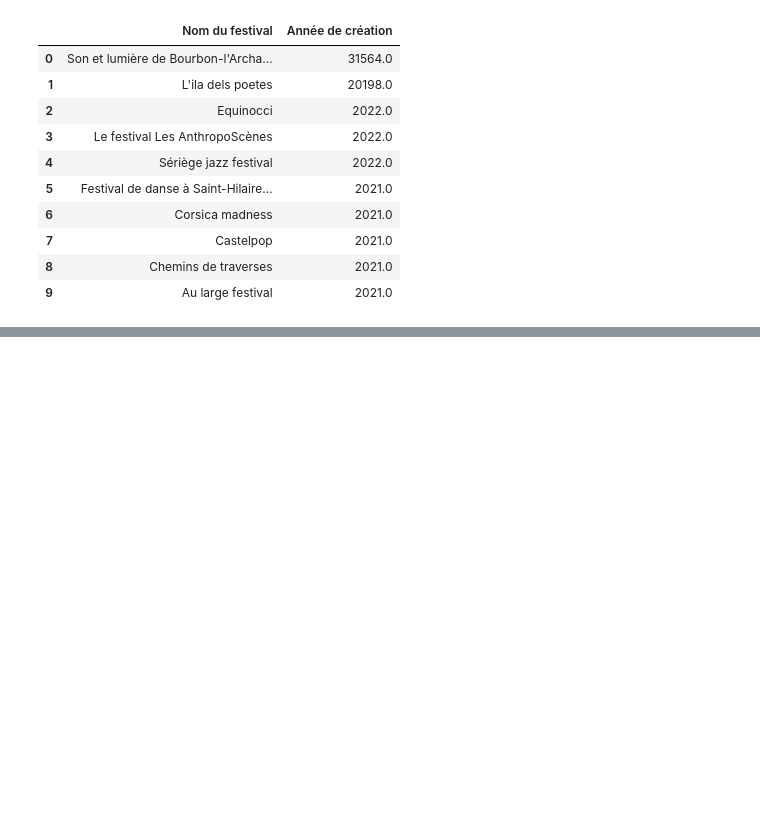
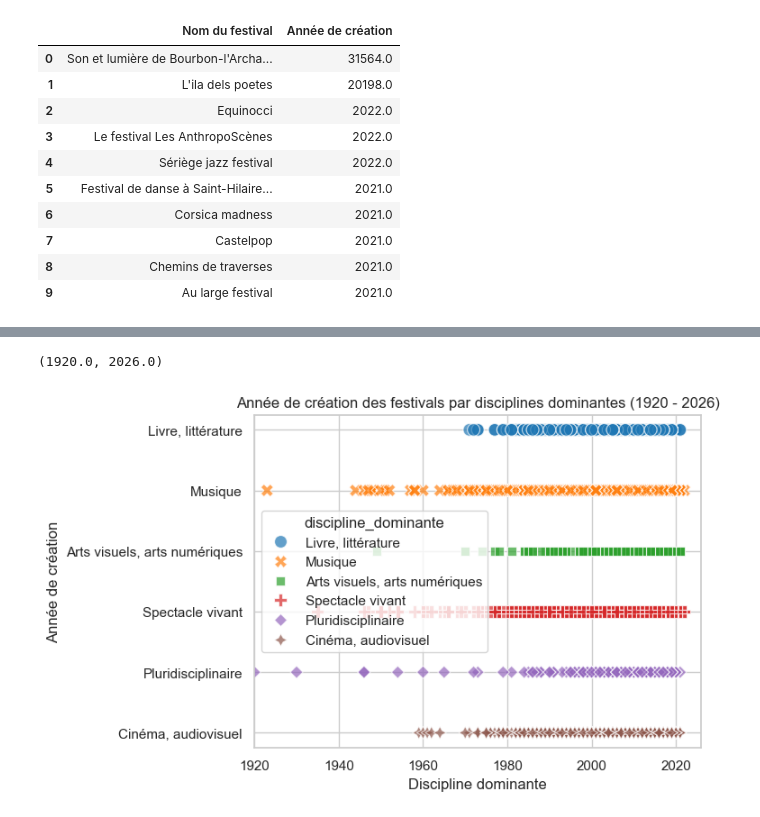
Before and after one commit to EliseELC/Portfolio-Data-Analyse, a Jupyter notebook: analyse_festival.ipynb, the cells around one changed output, grey strips where cells are left out. Cells and saved outputs as stored; diff of their text form; code cells hidden in the pictures; blank space fills up the shorter version.

```diff
--- a/analyse_festival.ipynb
+++ b/analyse_festival.ipynb
@@ -244,0 +282,18 @@ table_recents.head(10)
+# %%
+sns.scatterplot(
+    data=df_plot,
+    x='annee_de_creation_du_festival',
+    y='discipline_dominante',
+    hue='discipline_dominante',
+    style='discipline_dominante',
+    palette='tab10',
+    s=100,
+    alpha=0.7
+)
+plt.title("Année de création des festivals par disciplines dominantes (1920 - 2026)")
+plt.xlabel("Discipline dominante")
+plt.ylabel("Année de création")
+plt.xlim(1920, 2026)
+# %% [output]
+(1920.0, 2026.0)
+[figure, added]
```
Also changed, not shown: parts of 4 cells of this notebook.
